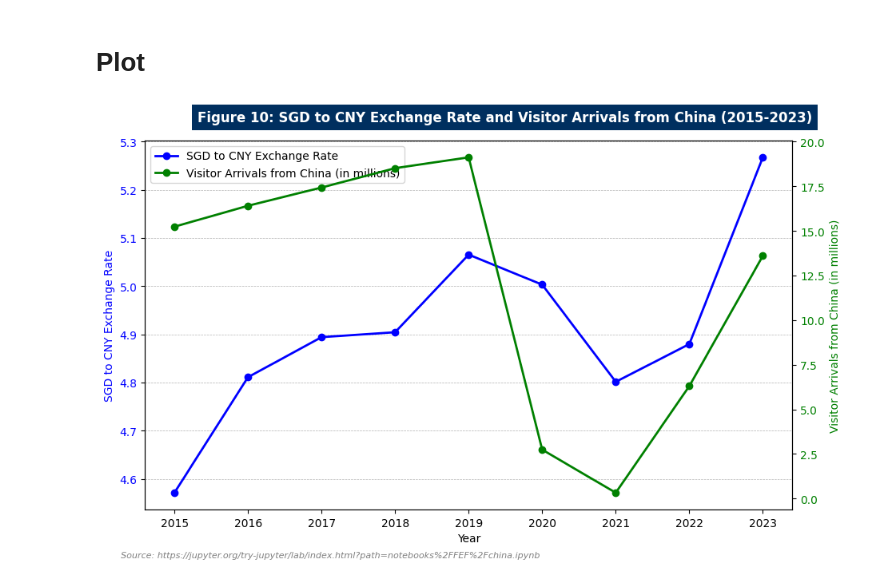
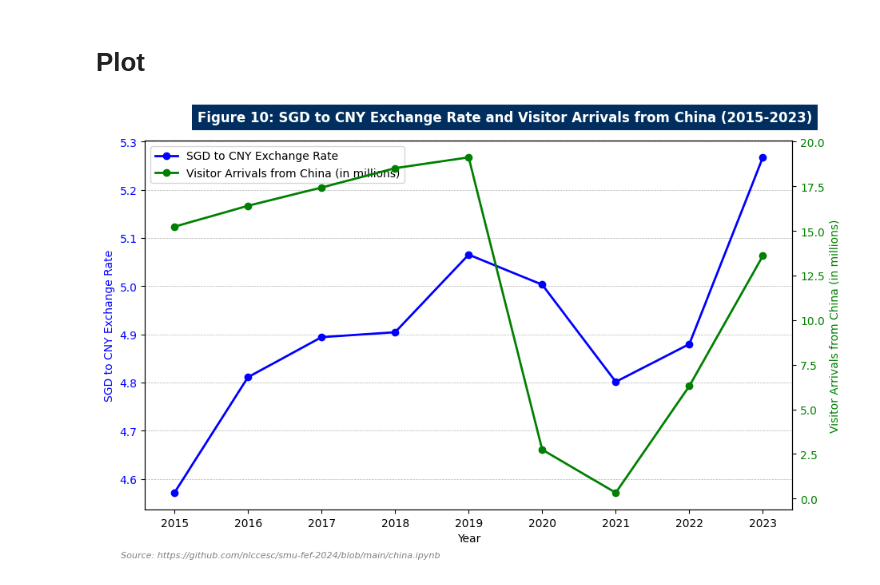
Before and after one commit to nlccesc/smu-fef-2024, a Jupyter notebook: china.ipynb, the cells around one changed output. Cells and saved outputs as stored; diff of their text form; code cells hidden in the pictures.

Commit message:
changed source link

```diff
--- a/china.ipynb
+++ b/china.ipynb
@@ -20,32 +20,32 @@ visitor_arrivals_china = [15.231, 16.403, 17.425, 18.508, 19.116, 2.742, 0.330,
 fig, ax1 = plt.subplots(figsize=(12, 6))
 
 line1, = ax1.plot(years, sgd_to_cny, marker='o', color='blue', linestyle='-', linewidth=2, markersize=6, label='SGD to CNY Exchange Rate')
 ax1.set_xlabel('Year')
 ax1.set_ylabel('SGD to CNY Exchange Rate', color='blue')
 ax1.tick_params(axis='y', labelcolor='blue')
 ax1.grid(True, axis='y', linestyle='--', linewidth=0.5)
 
 ax2 = ax1.twinx()
 line2, = ax2.plot(years, visitor_arrivals_china, marker='o', color='green', linestyle='-', linewidth=2, markersize=6, label='Visitor Arrivals from China (in millions)')
 ax2.set_ylabel('Visitor Arrivals from China (in millions)', color='green')
 ax2.tick_params(axis='y', labelcolor='green')
 
 # Caption
 fig.text(0.5, 0.92, 'Figure 10: SGD to CNY Exchange Rate and Visitor Arrivals from China (2015-2023)',
          ha='center', fontsize=12, fontweight='bold', color='white', backgroundcolor='#002f5f',
          bbox=dict(facecolor='#002f5f', edgecolor='none', pad=5))
 
 
-fig.text(0.10, 0.01, 'Source: https://jupyter.org/try-jupyter/lab/index.html?path=notebooks%2FFEF%2Fchina.ipynb',
+fig.text(0.10, 0.01, 'Source: https://github.com/nlccesc/smu-fef-2024/blob/main/china.ipynb',
          fontsize=8, fontstyle='italic', color='gray')
 
 # Combine legends from all axes
 lines = [line1, line2]
 labels = [line.get_label() for line in lines]
 ax1.legend(lines, labels, loc='upper left')
 
 
 plt.subplots_adjust(right=0.8)
 plt.show()
 # %% [output]
-[figure, old version]
+[figure, new version]
```
Also changed, not shown: 7 other files.
